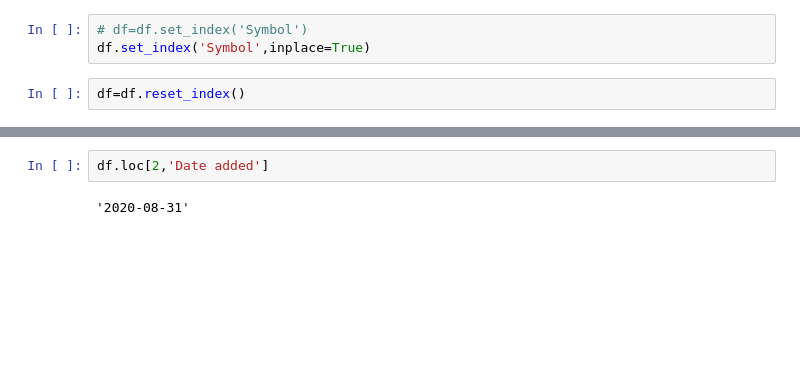
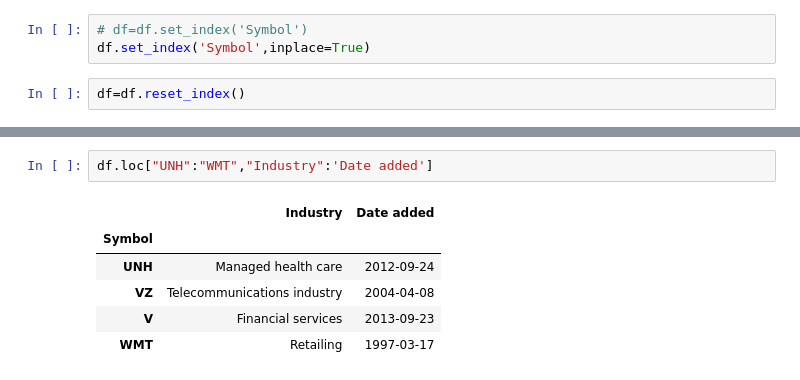
Before and after one commit to sunilsala88/batch32, a Jupyter notebook: 11_data_analysis/pandas2.ipynb, the cells around one changed output, grey strips where cells are left out. Drawn from its saved outputs; the diff is of its cells as text; blank space fills up the shorter version.

```diff
--- a/11_data_analysis/pandas2.ipynb
+++ b/11_data_analysis/pandas2.ipynb
@@ -50,4 +51,9 @@ df
 # %%
-df.loc[2,'Date added']
+df.loc["UNH":"WMT","Industry":'Date added']
 # %% [output]
-'2020-08-31'
+|  | Industry | Date added |
+| Symbol |  |  |
+| UNH | Managed health care | 2012-09-24 |
+| VZ | Telecommunications industry | 2004-04-08 |
+| V | Financial services | 2013-09-23 |
+| WMT | Retailing | 1997-03-17 |
```
Also changed, not shown: parts of 5 cells of this notebook, 1 other file.
